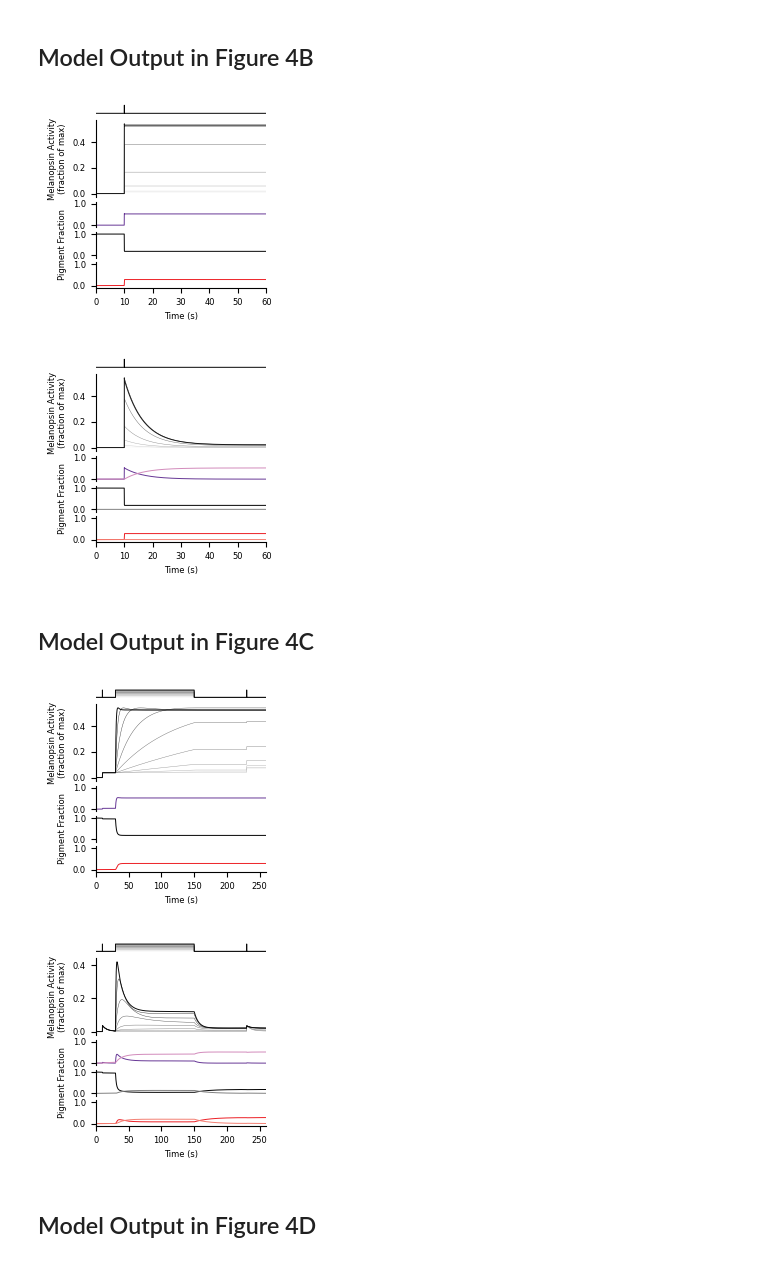
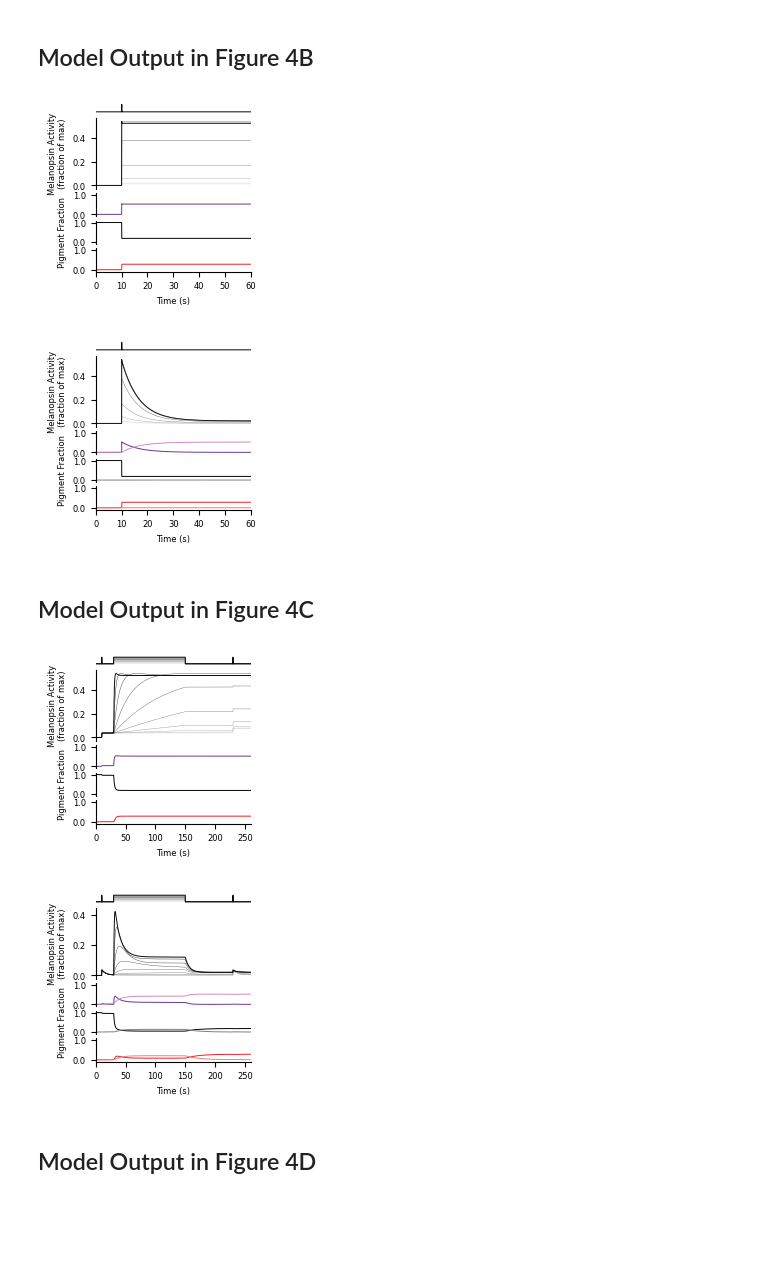
Before and after one commit to ajemanuel/melanopsin_model, a Jupyter notebook: 2023_Melanopsin_Model.ipynb, the cells around one changed output. Saved outputs shown, nothing was run; the diff lists cells and outputs as text; code cells hidden in the pictures; blank space fills up the shorter version.

Commit message:
updated figure sizes

```diff
--- a/2023_Melanopsin_Model.ipynb
+++ b/2023_Melanopsin_Model.ipynb
@@ -198,7 +198,7 @@ def eqstate_mono_multipulse(rate, ti, wlen, intensity, lightTimings, konM=0.15,
 # %% [markdown]
 ## Model Output in Figure 4B
 # %%
-f, ax = plt.subplots(5,1,gridspec_kw={'height_ratios':[0.5,3,1,1, 1]},figsize=[2.2,2.4])
+f, ax = plt.subplots(5,1,gridspec_kw={'height_ratios':[0.5,3,1,1, 1]},figsize=[2,2.2])
 
 intensities = [10**7,10**7.5,10**8,10**8.5,10**9,10**9.5,10**10] ## in ph per micron squared per s
 for i, n in enumerate(intensities):
@@ -242,9 +242,9 @@ ax[0].spines['left'].set_visible(False)
 
 plt.subplots_adjust(hspace=0.14)
 # %% [output]
-[figure, old version]
+[figure, new version]
 # %%
-f, ax = plt.subplots(5,1,gridspec_kw={'height_ratios':[0.5,3,1,1, 1]},figsize=[2.2,2.4])
+f, ax = plt.subplots(5,1,gridspec_kw={'height_ratios':[0.5,3,1,1, 1]},figsize=[2,2.2])
 
 currMax = []
 intensities = [10**7,10**7.5,10**8,10**8.5,10**9,10**9.5,10**10] ## in ph per micron squared per s
@@ -294,11 +294,11 @@ ax[0].spines['left'].set_visible(False)
 
 plt.subplots_adjust(hspace=0.14)
 # %% [output]
-[figure, old version]
+[figure, new version]
 # %% [markdown]
 ## Model Output in Figure 4C
 # %%
-f, ax = plt.subplots(5,1,gridspec_kw={'height_ratios':[0.5,3,1,1, 1]},figsize=[2.2,2.4])
+f, ax = plt.subplots(5,1,gridspec_kw={'height_ratios':[0.5,3,1,1, 1]},figsize=[2,2.2])
 
 intensities = [10**3,10**3.5,10**4,10**4.5,10**5,10**5.5,10**6,10**6.5,10**7,10**7.5,10**8]
 for i, n in enumerate(intensities):
@@ -314,36 +314,36 @@ for i, n in enumerate(intensities):
     else:
       ax[0].step(xaxis,np.bool8(lightIntensity)*i/len(intensities),color=str((len(intensities)-i)/len(intensities)-0.05),lw=0.3)
       ax[1].plot(xaxis,currentNoLowGain,lw=0.3,color=str((len(intensities)-i)/len(intensities)-0.05))
 ax[2].plot(xaxis,M+Mprime,color=Mcolor,label='M',lw=0.7)
 ax[3].plot(xaxis,R+Rprime,color=Rcolor,label='R',lw=0.7)
 ax[4].plot(xaxis,E+Eprime,color=Ecolor,label='E',lw=0.7)
 
 ax[1].set_ylabel('Melanopsin Activity\n(fraction of max)')
 ax[-1].set_xlabel('Time (s)')
 ax[0].set_ylim([-0.3,1.3])
 
 for a in range(len(ax)):
   if a < 4:
     ax[a].set_xticks([])
   ax[a].spines['top'].set_visible(False)
   ax[a].spines['right'].set_visible(False)
   ax[a].spines['bottom'].set_visible(False)
   ax[a].set_xlim([0,260])
   if a > 1:
     ax[a].set_ylim([-0.1,1.1])
     ax[a].set_yticks([0,1])
     ax[a].set_yticklabels(['0.0','1.0'])
 ax[-1].spines['bottom'].set_visible(True)
 ax[3].set_ylabel('Pigment Fraction')
 
 ax[0].set_yticks([])
 ax[0].spines['left'].set_visible(False)
 
 plt.subplots_adjust(hspace=0.14)
 # %% [output]
-[figure, old version]
+[figure, new version]
 # %%
-f, ax = plt.subplots(5,1,gridspec_kw={'height_ratios':[0.5,3,1,1, 1]},figsize=[2.2,2.4])
+f, ax = plt.subplots(5,1,gridspec_kw={'height_ratios':[0.5,3,1,1, 1]},figsize=[2,2.2])
 
 intensities = [10**3,10**3.5,10**4,10**4.5,10**5,10**5.5,10**6,10**6.5,10**7,10**7.5,10**8]
 
@@ -399,7 +399,7 @@ ax[0].spines['left'].set_visible(False)
 
 plt.subplots_adjust(hspace=0.14)
 # %% [output]
-[figure, old version]
+[figure, new version]
 # %% [markdown]
 ## Model Output in Figure 4D
 # %%
```
Also changed, not shown: parts of 6 cells of this notebook.
